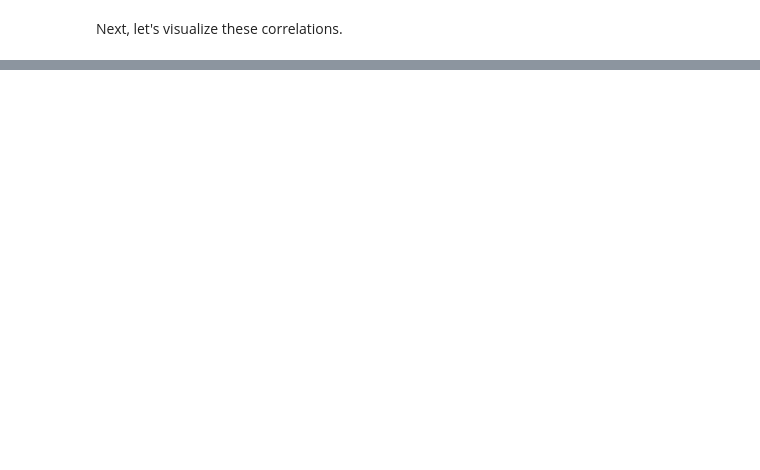
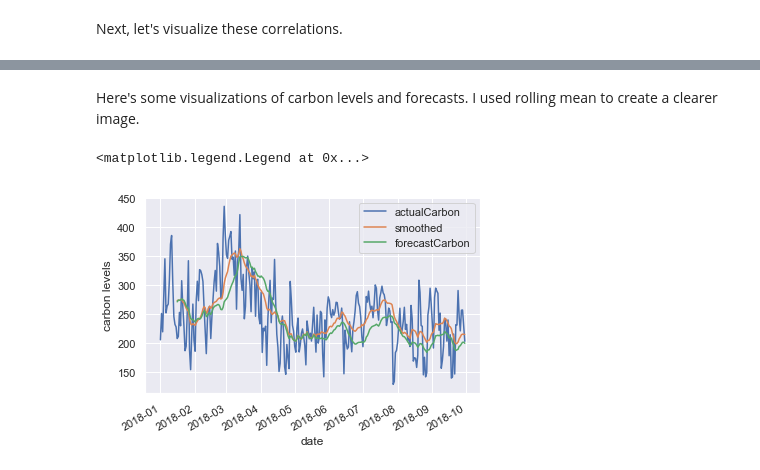
Before and after one commit to nickgrasley/appliedMachineLearning, a Jupyter notebook: ml_hw1.ipynb, the cells around one changed output, grey strips where cells are left out. Cells and saved outputs as stored; diff of their text form; code cells hidden in the pictures; blank space fills up the shorter version.

```diff
--- a/ml_hw1.ipynb
+++ b/ml_hw1.ipynb
@@ -430,0 +437,13 @@ pd.DataFrame([[1,2,3,4]])
+# %% [markdown]
+Here's some visualizations of carbon levels and forecasts. I used rolling mean to create a clearer image.
+# %%
+fig, ax = plt.subplots()
+sns.lineplot(x='index',y='actualCarbon',data=uk_df.reset_index(), ax=ax, label='actualCarbon')
+uk_df.actualCarbon.rolling(16).mean().plot(ax=ax, label='smoothed')
+uk_df.forecastCarbon.rolling(16).mean().plot(ax=ax, label='forecastCarbon')
+plt.xlabel('date')
+plt.ylabel('carbon levels')
+plt.legend()
+# %% [output]
+<matplotlib.legend.Legend at 0x...>
+[figure, added]
```
Also changed, not shown: parts of 33 cells of this notebook.
